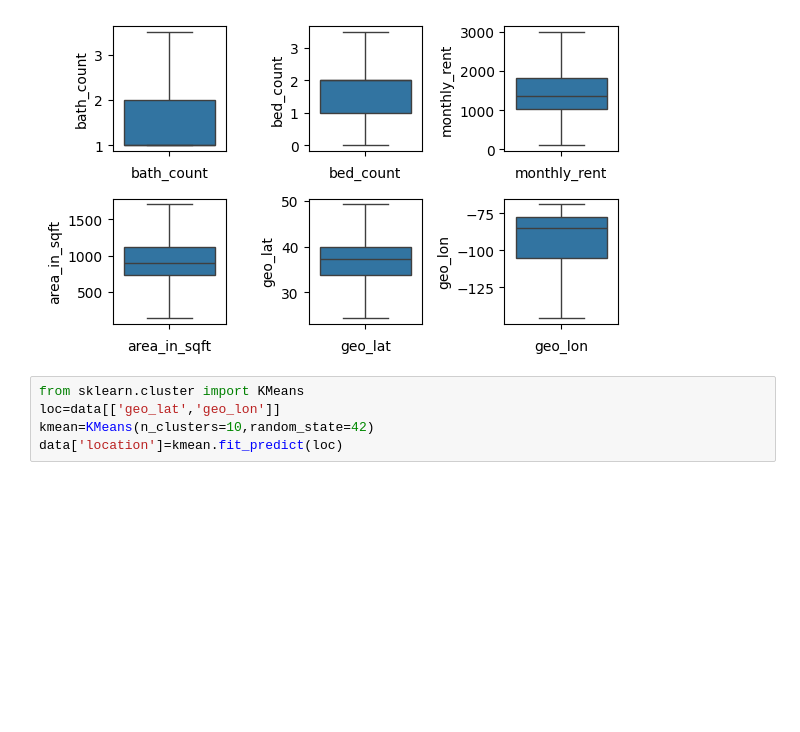
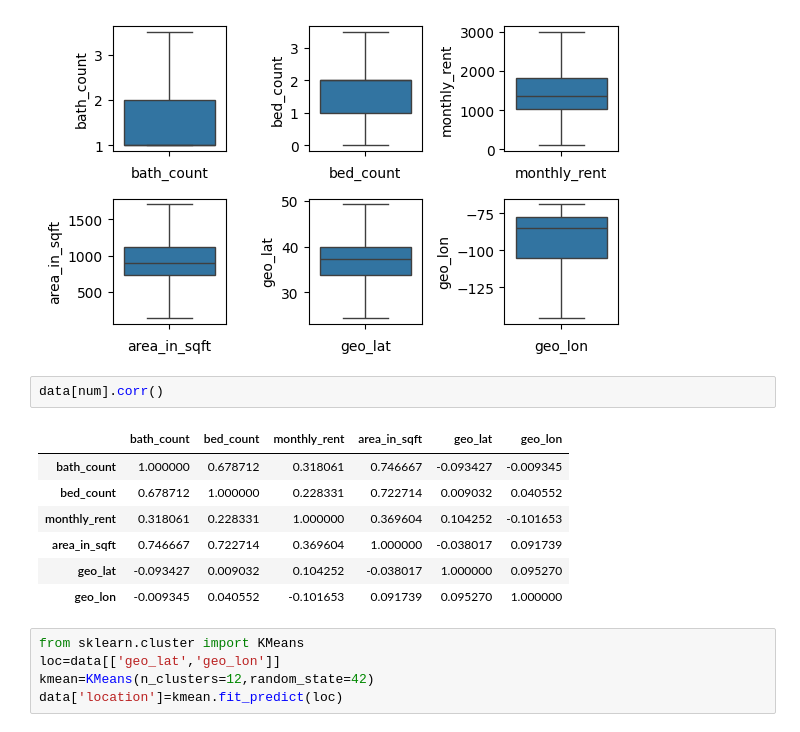
Before and after one commit to srikanthravipati27/ml, a Jupyter notebook: Project.ipynb, the cells around one changed output. Drawn from its saved outputs; the diff is of its cells as text; blank space fills up the shorter version.

```diff
--- a/Project.ipynb
+++ b/Project.ipynb
@@ -335,10 +335,20 @@ for i in range(len(num)):
 plt.show()
 # %% [output]
 [figure]
+# %%
+data[num].corr()
+# %% [output]
+|  | bath_count | bed_count | monthly_rent | area_in_sqft | geo_lat | geo_lon |
+| bath_count | 1.000000 | 0.678712 | 0.318061 | 0.746667 | -0.093427 | -0.009345 |
+| bed_count | 0.678712 | 1.000000 | 0.228331 | 0.722714 | 0.009032 | 0.040552 |
+| monthly_rent | 0.318061 | 0.228331 | 1.000000 | 0.369604 | 0.104252 | -0.101653 |
+| area_in_sqft | 0.746667 | 0.722714 | 0.369604 | 1.000000 | -0.038017 | 0.091739 |
+| geo_lat | -0.093427 | 0.009032 | 0.104252 | -0.038017 | 1.000000 | 0.095270 |
+| geo_lon | -0.009345 | 0.040552 | -0.101653 | 0.091739 | 0.095270 | 1.000000 |
 # %%
 from sklearn.cluster import KMeans
 loc=data[['geo_lat','geo_lon']]
-kmean=KMeans(n_clusters=10,random_state=42)
+kmean=KMeans(n_clusters=12,random_state=42)
 data['location']=kmean.fit_predict(loc)
 # %%
 cat.append('location')
```
Also changed, not shown: parts of 8 cells of this notebook.
